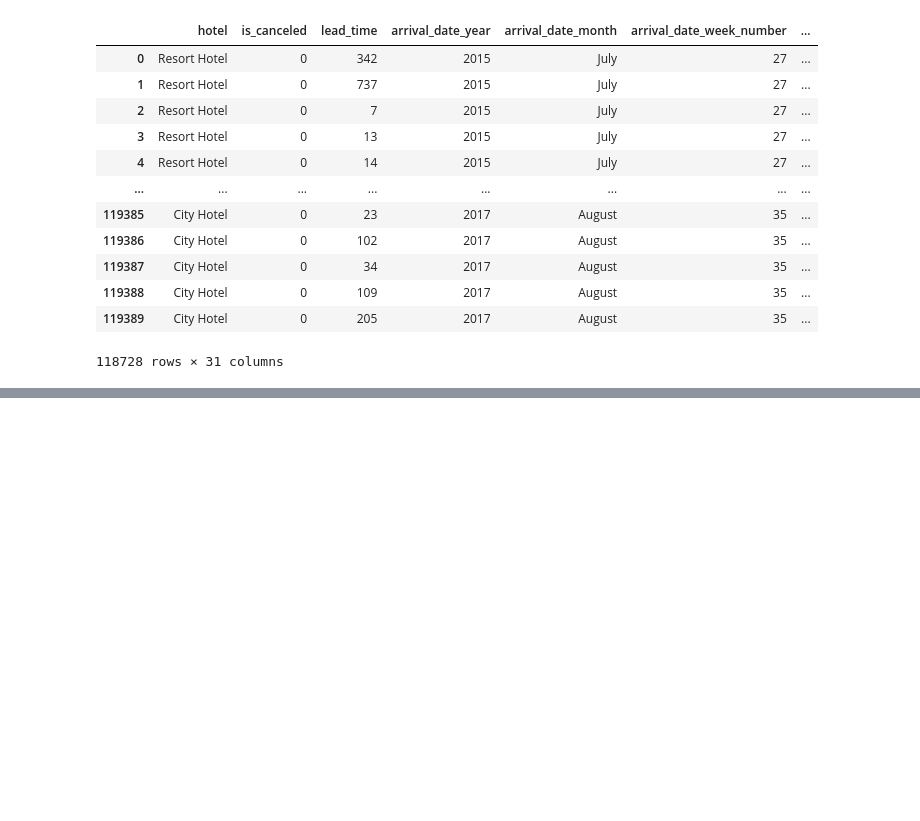
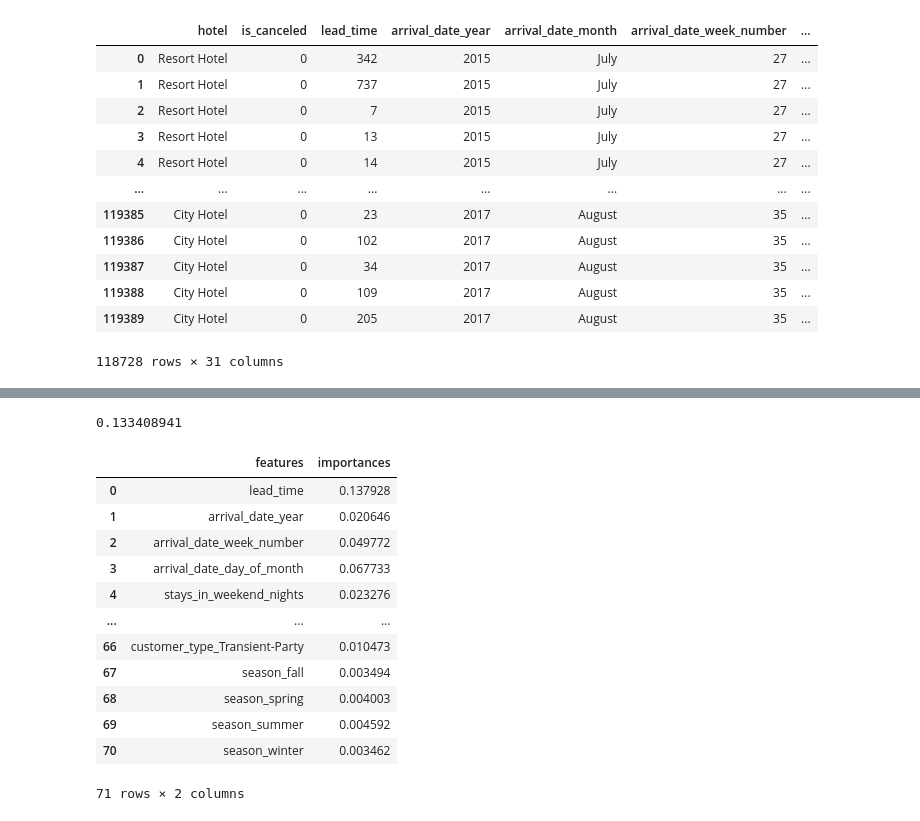
Before and after one commit to SangDal/KDT, a Jupyter notebook: 7.머신러닝-딥러닝/9.랜덤 포레스트.ipynb, the cells around one changed output, grey strips where cells are left out. Drawn from its saved outputs; the diff is of its cells as text; code cells hidden in the pictures; blank space fills up the shorter version.

```diff
--- a/7.머신러닝-딥러닝/9.랜덤 포레스트.ipynb
+++ b/7.머신러닝-딥러닝/9.랜덤 포레스트.ipynb
@@ -365,0 +665,2 @@ hotel_df
+# %%
+grid_df = GridSearchCV(rf3, params, cv=5) #cv: 데이터 교차검증
@@ -365,0 +725,5 @@ hotel_df
+# %%
+# rf3.feature_importances_ 결과값중 맨처음꺼 그냥 뽑아서 숫자로 보기
+1.33408941e-01
+# %% [output]
+0.133408941
@@ -365,0 +735,16 @@ hotel_df
+# %%
+feat_imp
+# %% [output]
+|  | features | importances |
+| 0 | lead_time | 0.137928 |
+| 1 | arrival_date_year | 0.020646 |
+| 2 | arrival_date_week_number | 0.049772 |
+| 3 | arrival_date_day_of_month | 0.067733 |
+| 4 | stays_in_weekend_nights | 0.023276 |
+| ... | ... | ... |
+| 66 | customer_type_Transient-Party | 0.010473 |
+| 67 | season_fall | 0.003494 |
+| 68 | season_spring | 0.004003 |
+| 69 | season_summer | 0.004592 |
+| 70 | season_winter | 0.003462 |
+71 rows × 2 columns
```
Also changed, not shown: parts of 55 cells of this notebook, 2 other files.
